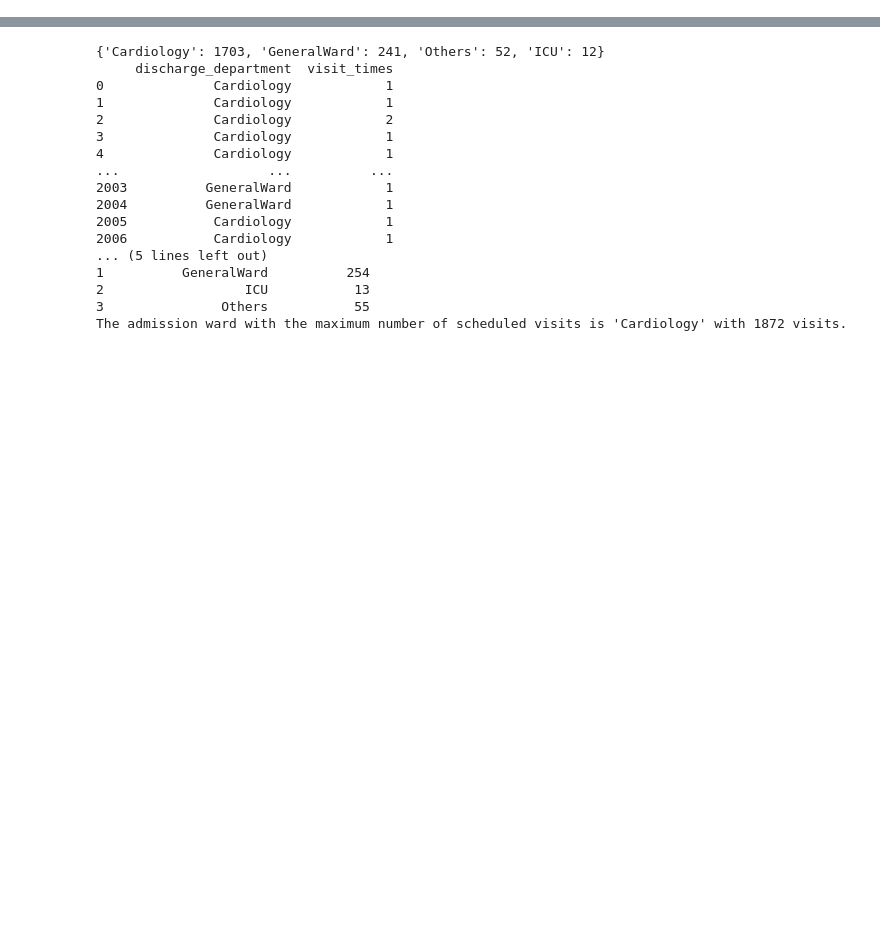
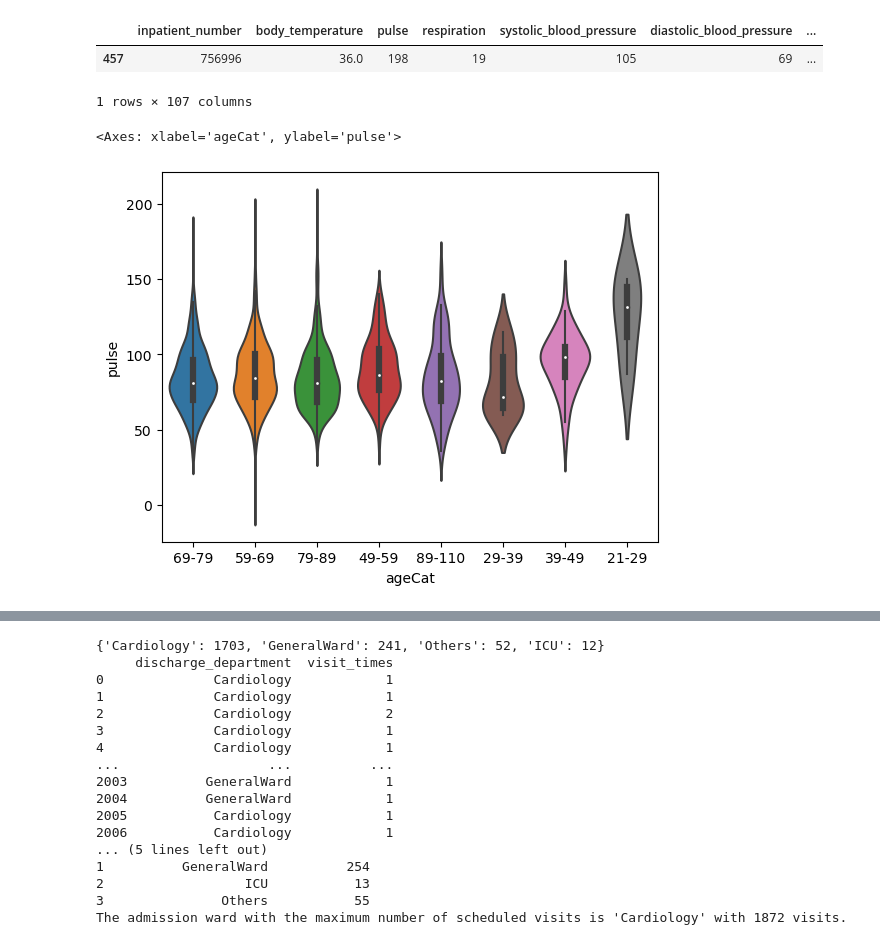
Before and after one commit to yogeshwarirj/Team10_PythonSquad_PythonHackathon_Apr24, a Jupyter notebook: Team10_PythonSquad_Main80Questions.ipynb, the cells around one changed output, grey strips where cells are left out. Saved outputs shown, nothing was run; the diff lists cells and outputs as text; code cells hidden in the pictures; blank space fills up the shorter version.

```diff
--- a/Team10_PythonSquad_Main80Questions.ipynb
+++ b/Team10_PythonSquad_Main80Questions.ipynb
@@ -9,3 +30,8 @@ df_PH = pd.read_excel("Cardiac_Outcomes.xlsx", "PatientHistory")
 df_Labs = pd.read_excel("Cardiac_Outcomes.xlsx", "Labs")
 df_Demo = pd.read_excel("Cardiac_Outcomes.xlsx", "Demography")
 df_Ppres = pd.read_excel("Cardiac_Outcomes.xlsx", "Patient_Precriptions")
+# %%
+#49.Connect to sql and write a query to find all patients who have a gender of 'Male' ( Attach screenshots for this question)
+Demography =  pd.read_excel("Cardiac_Outcomes.xlsx",sheet_name="Demography")
+cnn=sqlite3.connect('Team10_PythonSquad_Main80Questions.ipynb.db')
+# connecting to db
@@ -11,0 +70,20 @@ df_Ppres = pd.read_excel("Cardiac_Outcomes.xlsx", "Patient_Precriptions")
+# %%
+#50.Display the lab details of the patient with maximum pulse using the .loc
+df1 = pd.read_excel("Cardiac_Outcomes.xlsx",sheet_name="Labs")
+max_pulse = df1['pulse'].max(axis=0)
+max_pulse
+max_pulse_patient_lab_details = df1.loc[df1['pulse'] == max_pulse,:]
+max_pulse_patient_lab_details
+# %% [output]
+|  | inpatient_number | body_temperature | pulse | respiration | systolic_blood_pressure | diastolic_blood_pressure | ... |
+| 457 | 756996 | 36.0 | 198 | 19 | 105 | 69 | ... |
+1 rows × 107 columns
+# %%
+#51.Display a violin chart to show distribution of Pulse Rate against age.
+%matplotlib inline
+import matplotlib.pyplot as plt
+import seaborn as sns
+sns.violinplot(x=Demography["ageCat"],y=df1["pulse"])
+# %% [output]
+<Axes: xlabel='ageCat', ylabel='pulse'>
+[figure, added]
```
Also changed, not shown: parts of 9 cells of this notebook.
